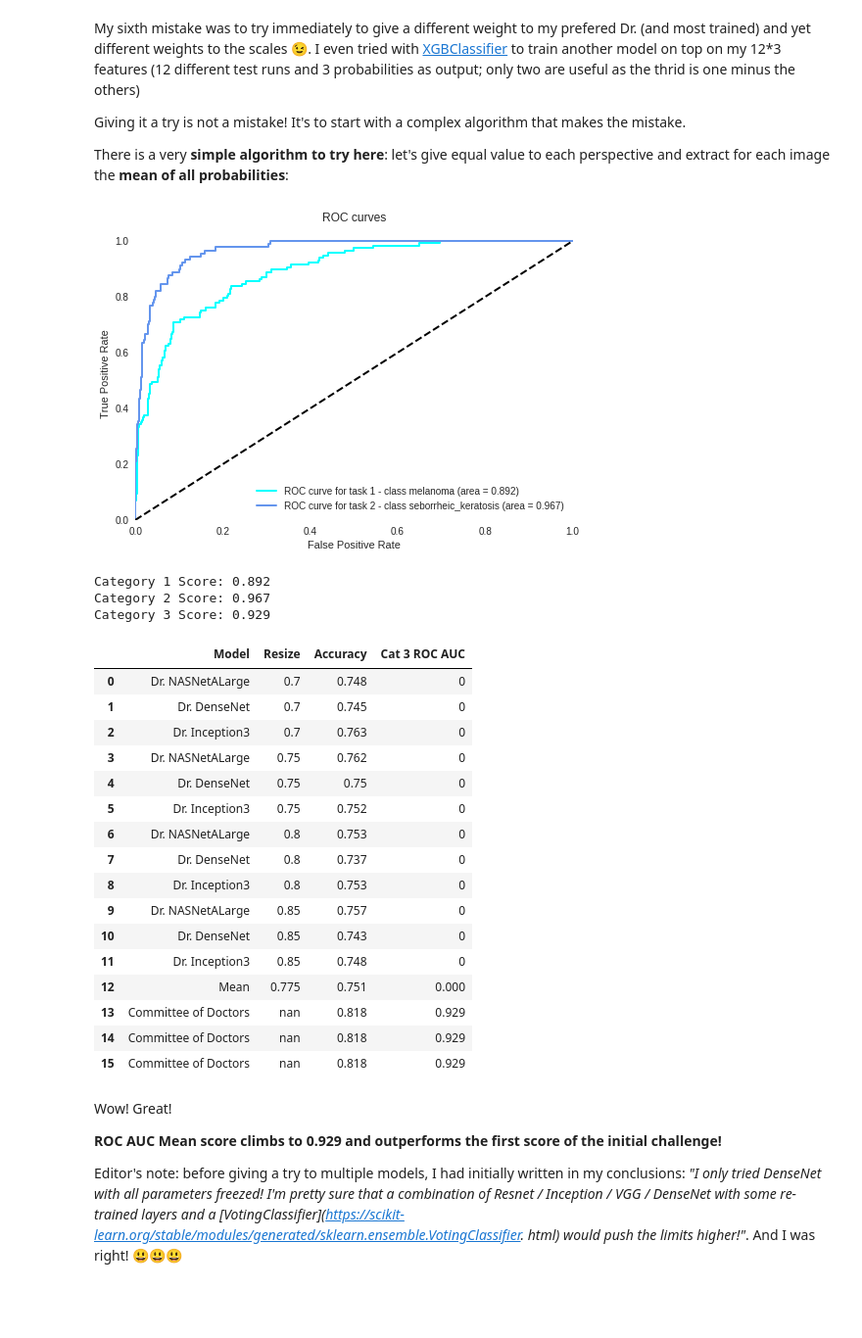
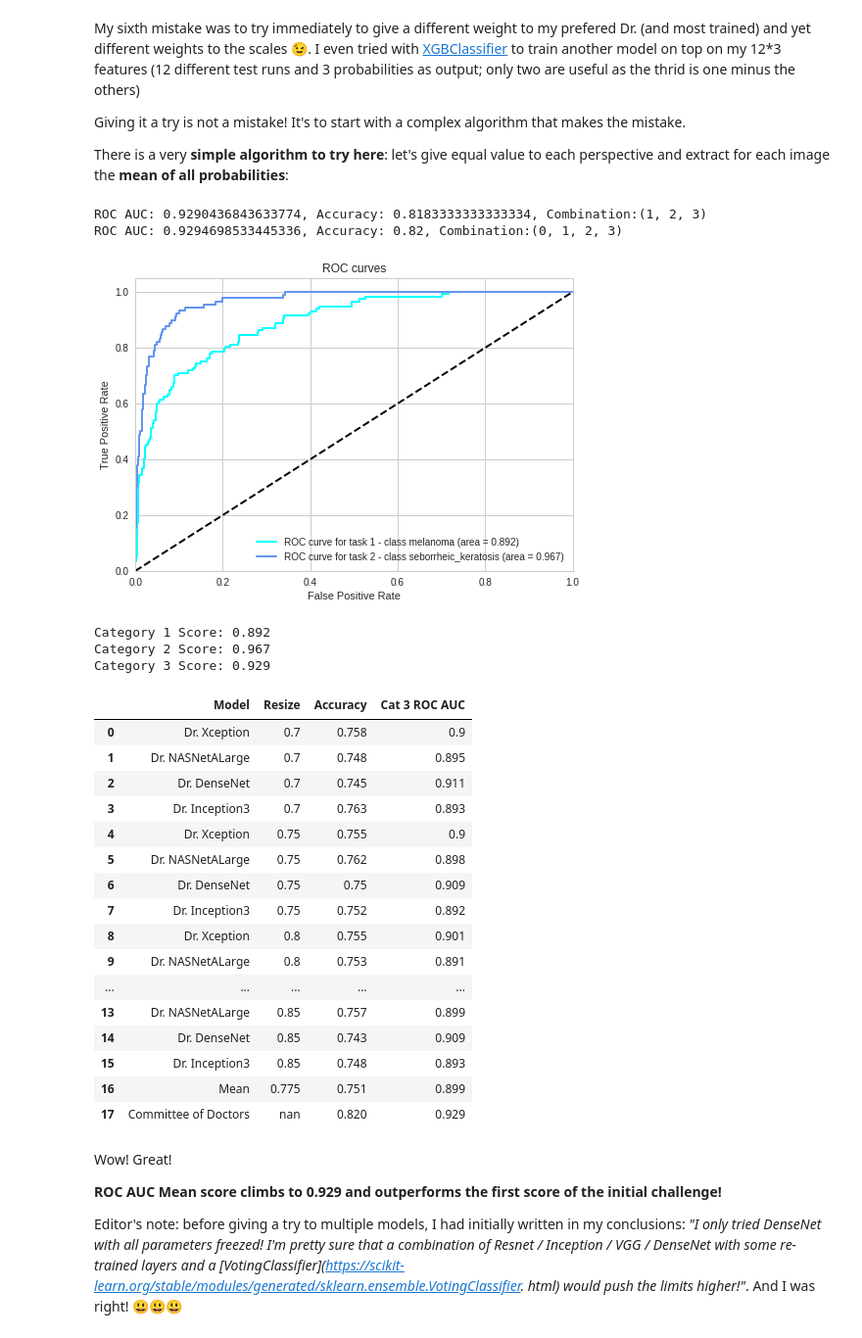
Before and after one commit to soheilpaper/dermatologist-ai, a Jupyter notebook: dermatologist_ai.ipynb, the cells around one changed output. Shown at 98% size. Cells and saved outputs as stored; diff of their text form; code cells hidden in the pictures; blank space fills up the shorter version.

Commit message:
give another try with inception and more nevus images

```diff
--- a/dermatologist_ai.ipynb
+++ b/dermatologist_ai.ipynb
@@ -1352,0 +1575,4 @@ And TOP 4 for Dr NasNetALarge!
+# %%
+predictions, _, _, _ = test_model(data_dir['test'] + '_resized', dr_xception_model, criterion)
+subset_predictions = predictions.as_matrix(columns=[classes[0], classes[2]])
+_ = get_roc_auc(y_true, subset_predictions, plot=True)
@@ -1361,14 +1596,14 @@ He suggest scaling to the following values:
 # %%
 scales = [0.7, 0.75, 0.8, 0.85]
 # %%
-def test_model_with(dirs, scales, model, criterion, original_images):
+def test_model_with(folder, scales, model, criterion, original_images):
   # test model once per given scale
 
   all_predictions = {}
 
   for resize in scales:
     print(f'\nTesting {model.__class__.__name__} with resize /{resize}')
-    predictions, corrects, items_processed, best_auc = test_model(dirs, model, criterion, resize)
+    predictions, corrects, items_processed, best_auc = test_model(folder, model, criterion, resize)
     all_predictions[resize] = (predictions, corrects, items_processed, best_auc)
 
   return all_predictions
@@ -1403,4 +1638,4 @@ def create_summary(predictions, trained_models, scales):
 # %% [markdown]
 Now I load my three models, and test them with choosen scales:
 # %%
-trained_models = [load_model(fn) for fn in ['NASNetALarge.pt', 'DenseNet.pt', 'Inception3.pt']]
+trained_models = [load_model(fn) for fn in ['Xception_3_0.9004.pt', 'NASNetALarge.pt', 'DenseNet.pt', 'Inception3.pt']]
@@ -1407,4 +1645,4 @@ trained_models = [load_model(fn) for fn in ['NASNetALarge.pt', 'DenseNet.pt', 'I
 # %%
 # test all models with given scales
-predictions = {i:test_model_with(phase_data_dirs['test'], scales, model, criterion, False) for i, model in enumerate(trained_models)}
+predictions = {i:test_model_with(data_dir['test'] + '_resized', scales, model, criterion, False) for i, model in enumerate(trained_models)}
 # %% [output]
@@ -1465,43 +1707,56 @@ There is a very __simple algorithm to try here__: let's give equal value to each
 # %%
 predictions_by_model = {(model_idx, scale): predictions[model_idx][scale][0].as_matrix(columns=[classes[0], classes[1], classes[2]])
                         for scale in scales for model_idx in range(len(trained_models))}
 
-y = get_true_labels(phase_data_dirs['test'])
+y = get_true_labels([data_dir['test'] + '_resized'])
+
+
+iterable = range(len(trained_models))
+for n in np.arange(2,len(trained_models)+1):
+  for comb in itertools.combinations(iterable, n):
+    sub_predictions_by_model = {(model_idx, scale):predictions_by_model[(model_idx, scale)] for model_idx in comb for scale in scales }
+    mean_predictions = np.mean(list(sub_predictions_by_model.values()), axis=0)
+    best_auc = get_roc_auc(y_true, mean_predictions[:, [0,2]], plot=False)
+    if best_auc[2]>=0.929:
+      print(f'ROC AUC: {best_auc[2]}, Accuracy: {sum(y == np.argmax(mean_predictions, axis=1))/mean_predictions.shape[0]}, Combination:{comb}')
+      html = HTML(create_summary(predictions, [trained_models[i] for i in comb], scales).to_html(escape=False))
 
 # for every image, I calculate the mean probability of my 16 test runs
 mean_predictions = np.mean(list(predictions_by_model.values()), axis=0)
 
 # plot ROC AUC
 best_auc = get_roc_auc(y_true, mean_predictions[:, [0,2]], plot=True)
 
 summary = append_summary_row(summary, ['Committee of Doctors',
                                np.NaN,
                                sum(y == np.argmax(mean_predictions, axis=1))/mean_predictions.shape[0],
                                best_auc[2]], ' style="background-color: yellow"')
 
 HTML(summary.to_html(escape=False))
 # %% [output]
+ROC AUC: 0.9290436843633774, Accuracy: 0.8183333333333334, Combination:(1, 2, 3)
+ROC AUC: 0.9294698533445336, Accuracy: 0.82, Combination:(0, 1, 2, 3)
-[figure, old version]
+[figure, new version]
-Category 1 Score: 0.892
-Category 2 Score: 0.967
-Category 3 Score: 0.929
+Category 1 Score: 0.892
+Category 2 Score: 0.967
+Category 3 Score: 0.929
 |  | Model | Resize | Accuracy | Cat 3 ROC AUC |
-| 0 | Dr. NASNetALarge | 0.7 | 0.748 | 0 |
-| 1 | Dr. DenseNet | 0.7 | 0.745 | 0 |
-| 2 | Dr. Inception3 | 0.7 | 0.763 | 0 |
-| 3 | Dr. NASNetALarge | 0.75 | 0.762 | 0 |
-| 4 | Dr. DenseNet | 0.75 | 0.75 | 0 |
-| 5 | Dr. Inception3 | 0.75 | 0.752 | 0 |
-| 6 | Dr. NASNetALarge | 0.8 | 0.753 | 0 |
-| 7 | Dr. DenseNet | 0.8 | 0.737 | 0 |
-| 8 | Dr. Inception3 | 0.8 | 0.753 | 0 |
-| 9 | Dr. NASNetALarge | 0.85 | 0.757 | 0 |
-| 10 | Dr. DenseNet | 0.85 | 0.743 | 0 |
-| 11 | Dr. Inception3 | 0.85 | 0.748 | 0 |
-| 12 | Mean | 0.775 | 0.751 | 0.000 |
-| 13 | Committee of Doctors | nan | 0.818 | 0.929 |
-| 14 | Committee of Doctors | nan | 0.818 | 0.929 |
-| 15 | Committee of Doctors | nan | 0.818 | 0.929 |
+| 0 | Dr. Xception | 0.7 | 0.758 | 0.9 |
+| 1 | Dr. NASNetALarge | 0.7 | 0.748 | 0.895 |
+| 2 | Dr. DenseNet | 0.7 | 0.745 | 0.911 |
+| 3 | Dr. Inception3 | 0.7 | 0.763 | 0.893 |
+| 4 | Dr. Xception | 0.75 | 0.755 | 0.9 |
+| 5 | Dr. NASNetALarge | 0.75 | 0.762 | 0.898 |
+| 6 | Dr. DenseNet | 0.75 | 0.75 | 0.909 |
+| 7 | Dr. Inception3 | 0.75 | 0.752 | 0.892 |
+| 8 | Dr. Xception | 0.8 | 0.755 | 0.901 |
+| 9 | Dr. NASNetALarge | 0.8 | 0.753 | 0.891 |
+| ... | ... | ... | ... | ... |
+| 13 | Dr. NASNetALarge | 0.85 | 0.757 | 0.899 |
+| 14 | Dr. DenseNet | 0.85 | 0.743 | 0.909 |
+| 15 | Dr. Inception3 | 0.85 | 0.748 | 0.893 |
+| 16 | Mean | 0.775 | 0.751 | 0.899 |
+| 17 | Committee of Doctors | nan | 0.820 | 0.929 |
 # %% [markdown]
 Wow!  Great!
 
```
Also changed, not shown: parts of 50 cells of this notebook.
